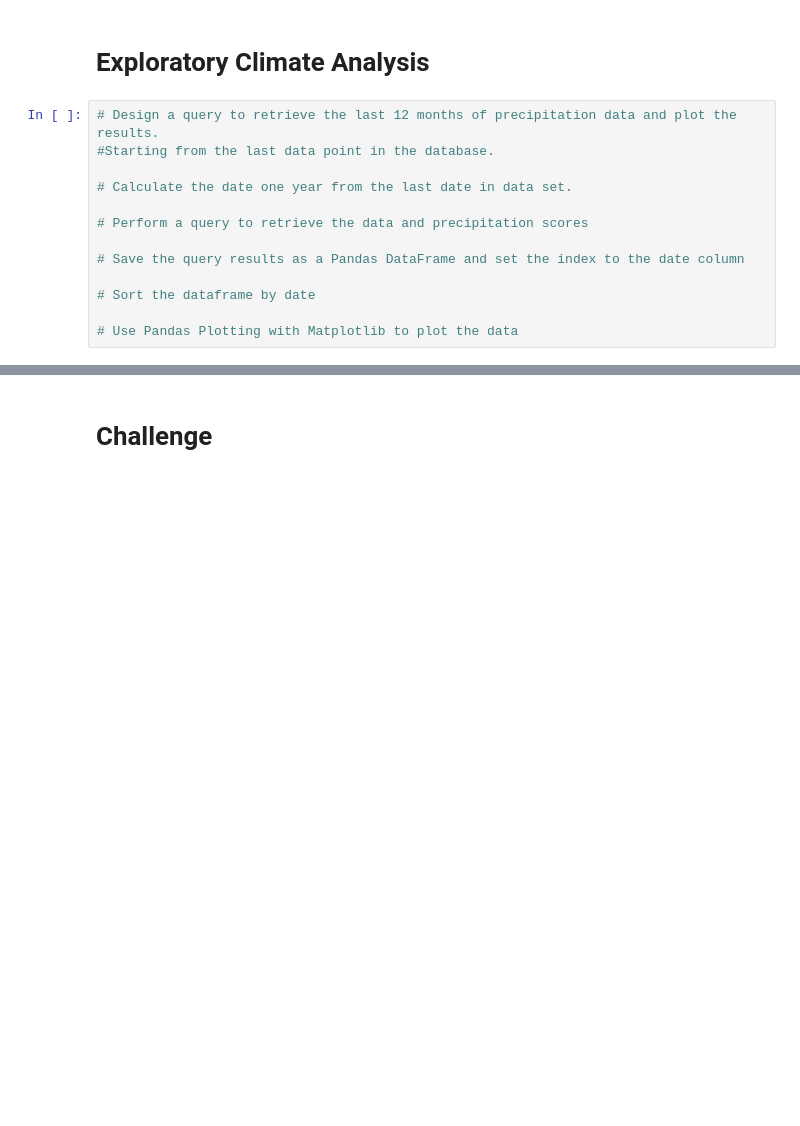
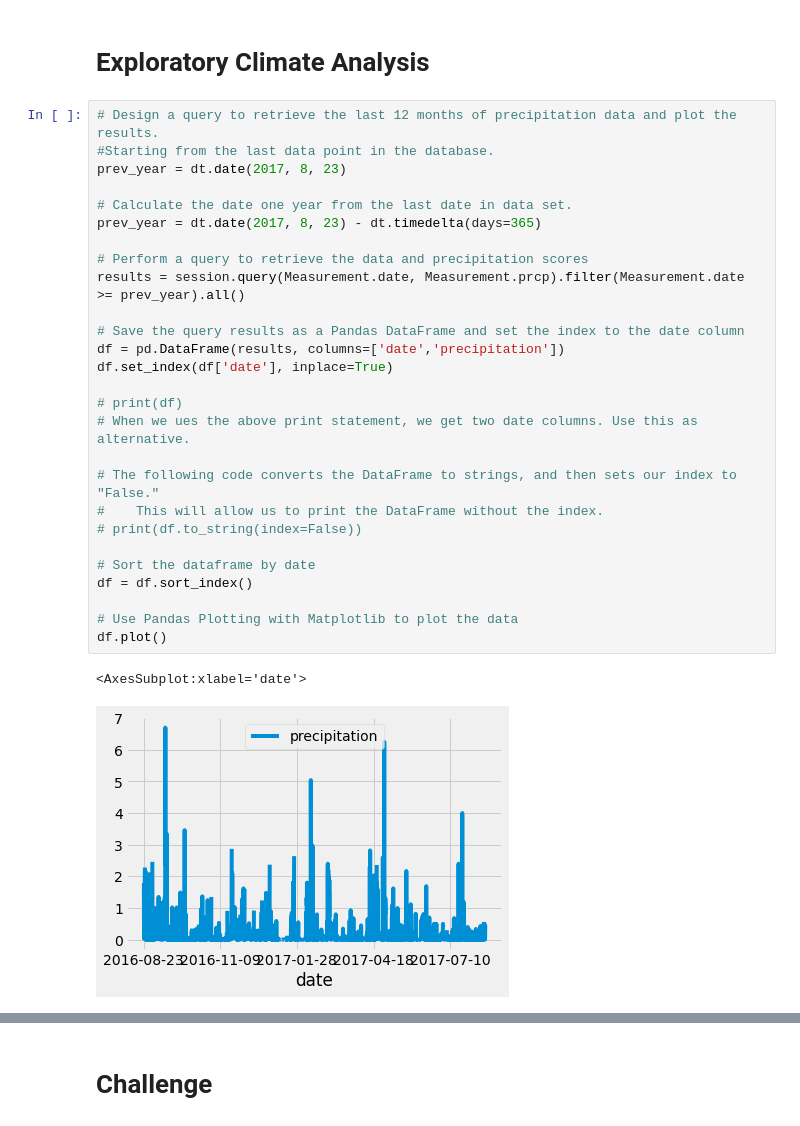
Before and after one commit to AMHembrough/surfs_up, a Jupyter notebook: climate_analysis.ipynb, the cells around one changed output, grey strips where cells are left out. Saved outputs shown, nothing was run; the diff lists cells and outputs as text; blank space fills up the shorter version.

```diff
--- a/climate_analysis.ipynb
+++ b/climate_analysis.ipynb
@@ -46,15 +46,32 @@ session = Session(engine)
 # %%
 # Design a query to retrieve the last 12 months of precipitation data and plot the results.
 #Starting from the last data point in the database.
+prev_year = dt.date(2017, 8, 23)
 
 # Calculate the date one year from the last date in data set.
+prev_year = dt.date(2017, 8, 23) - dt.timedelta(days=365)
 
 # Perform a query to retrieve the data and precipitation scores
+results = session.query(Measurement.date, Measurement.prcp).filter(Measurement.date >= prev_year).all()
 
 # Save the query results as a Pandas DataFrame and set the index to the date column
+df = pd.DataFrame(results, columns=['date','precipitation'])
+df.set_index(df['date'], inplace=True)
+
+# print(df)
+# When we ues the above print statement, we get two date columns. Use this as alternative.
+
+# The following code converts the DataFrame to strings, and then sets our index to "False."
+#    This will allow us to print the DataFrame without the index.
+# print(df.to_string(index=False))
 
 # Sort the dataframe by date
+df = df.sort_index()
 
 # Use Pandas Plotting with Matplotlib to plot the data
+df.plot()
+# %% [output]
+<AxesSubplot:xlabel='date'>
+[figure, added]
 # %%
 # Use Pandas to calcualte the summary statistics for the precipitation data
```
Also changed, not shown: parts of 6 cells of this notebook.
